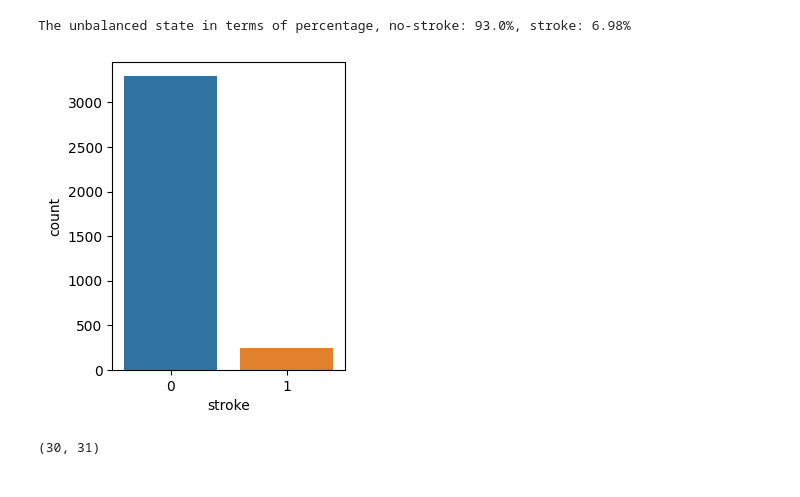
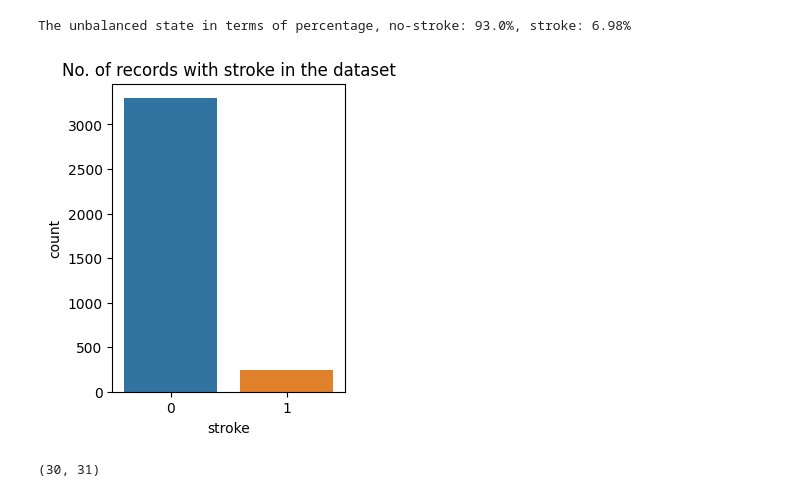
Before and after one commit to mehassanhmood/Project1, a Jupyter notebook: prod_lab_2.ipynb, the cells around one changed output. Drawn from its saved outputs; the diff is of its cells as text; code cells hidden in the pictures.

```diff
--- a/prod_lab_2.ipynb
+++ b/prod_lab_2.ipynb
@@ -190,12 +190,12 @@ print(f"The unbalanced state in terms of percentage, no-stroke: {round(target_ba
 The unbalanced state in terms of percentage, no-stroke: 93.0%, stroke: 6.98%
 # %%
 plt.figure(figsize=(3,4))
-sns.barplot(data=target_balance,x=target_balance.index,y='count',)
+sns.barplot(data=target_balance,x=target_balance.index,y='count',).set(title = 'No. of records with stroke in the dataset')
 if not os.path.exists('pictures/data_imbalance_restore1.png'):
     plt.savefig('pictures/data_imbalance_restore_1.png')
 plt.show();
 # %% [output]
-[figure, old version]
+[figure, new version]
 # %%
 mean_stroke = round(df[df.stroke == 1]['bmi'].mean())
 mean_healthy = round(df[df.stroke == 0]['bmi'].mean())
```
Also changed, not shown: parts of 24 cells of this notebook.
